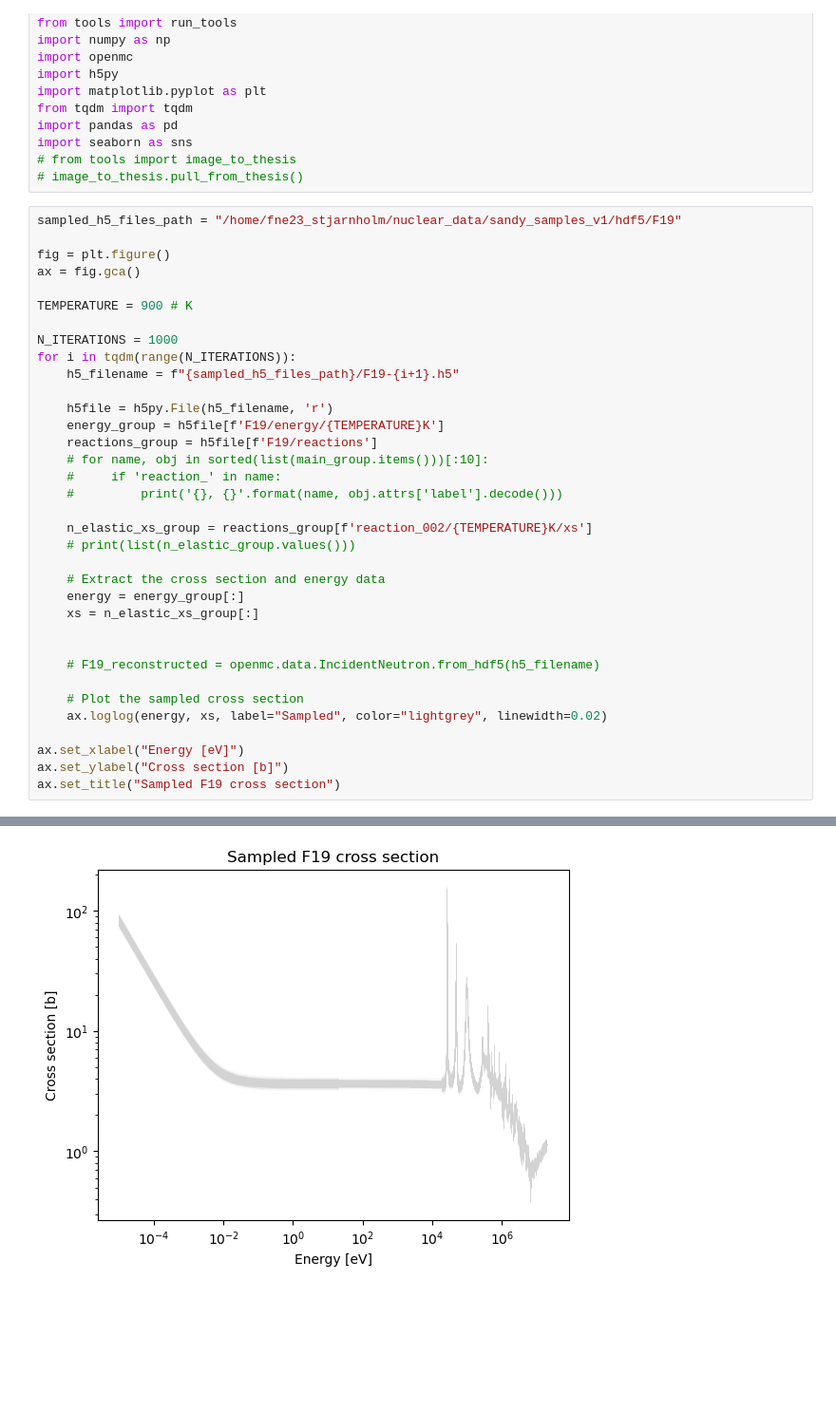
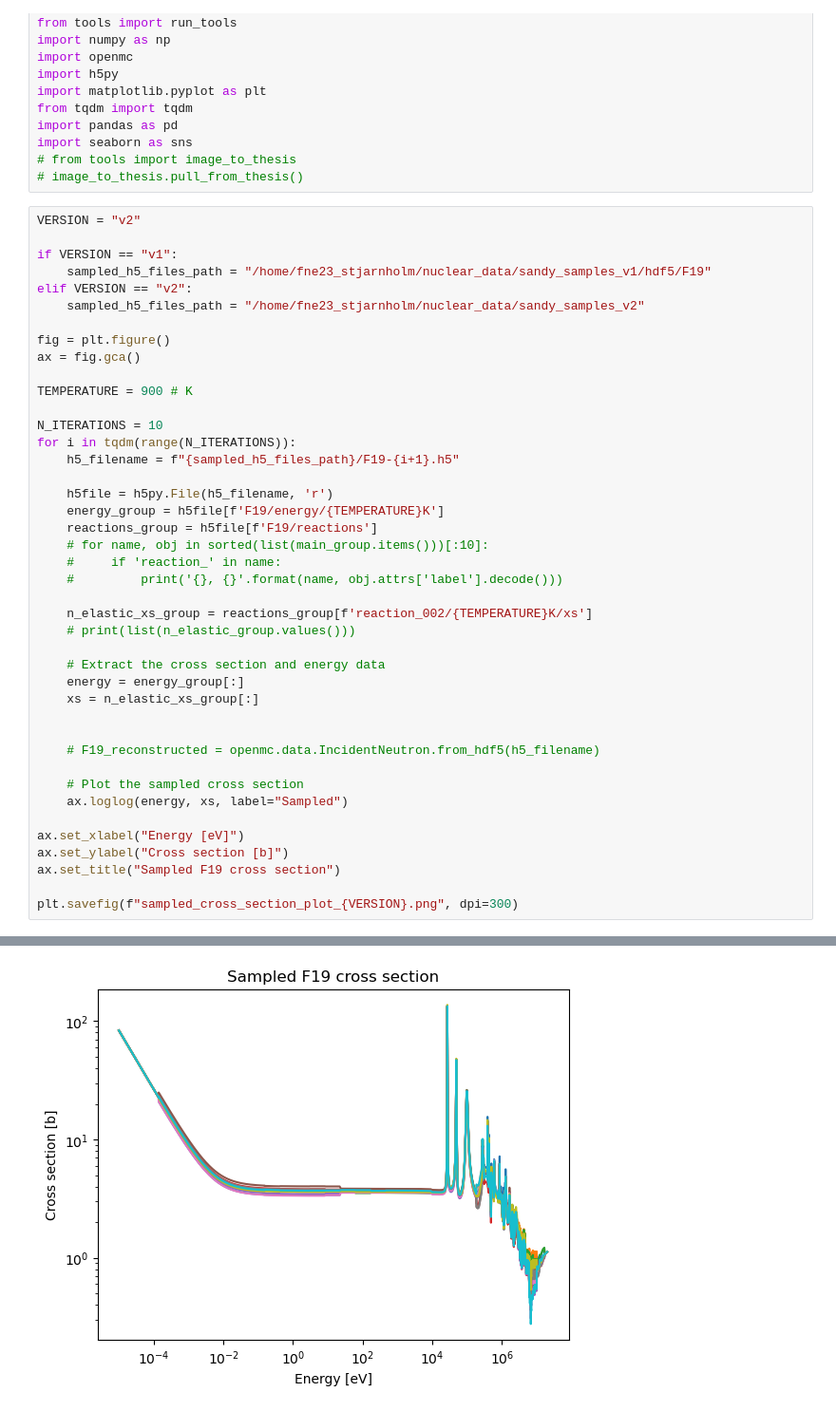
Before and after one commit to Kladdy/master-project, a Jupyter notebook: report_plots/results/sampled_cross_section_plot.ipynb, the cells around one changed output, grey strips where cells are left out. Shown at 95% size. Cells and saved outputs as stored; diff of their text form; blank space fills up the shorter version.

```diff
--- a/report_plots/results/sampled_cross_section_plot.ipynb
+++ b/report_plots/results/sampled_cross_section_plot.ipynb
@@ -17,14 +17,19 @@ import seaborn as sns
 # from tools import image_to_thesis
 # image_to_thesis.pull_from_thesis()
 # %%
-sampled_h5_files_path = "/home/fne23_stjarnholm/nuclear_data/sandy_samples_v1/hdf5/F19"
+VERSION = "v2"
+
+if VERSION == "v1":
+    sampled_h5_files_path = "/home/fne23_stjarnholm/nuclear_data/sandy_samples_v1/hdf5/F19"
+elif VERSION == "v2":
+    sampled_h5_files_path = "/home/fne23_stjarnholm/nuclear_data/sandy_samples_v2"
 
 fig = plt.figure()
 ax = fig.gca()
 
 TEMPERATURE = 900 # K
 
-N_ITERATIONS = 1000
+N_ITERATIONS = 10
 for i in tqdm(range(N_ITERATIONS)):
     h5_filename = f"{sampled_h5_files_path}/F19-{i+1}.h5"
 
@@ -46,9 +51,11 @@ for i in tqdm(range(N_ITERATIONS)):
     # F19_reconstructed = openmc.data.IncidentNeutron.from_hdf5(h5_filename)
 
     # Plot the sampled cross section
-    ax.loglog(energy, xs, label="Sampled", color="lightgrey", linewidth=0.02)
+    ax.loglog(energy, xs, label="Sampled")
 
 ax.set_xlabel("Energy [eV]")
 ax.set_ylabel("Cross section [b]")
 ax.set_title("Sampled F19 cross section")
+
+plt.savefig(f"sampled_cross_section_plot_{VERSION}.png", dpi=300)
 # %% [output]
@@ -56 +62 @@ Text(0.5, 1.0, 'Sampled F19 cross section')
-[figure, old version]
+[figure, new version]
```
Also changed, not shown: parts of 1 cell of this notebook, 5 other files.
